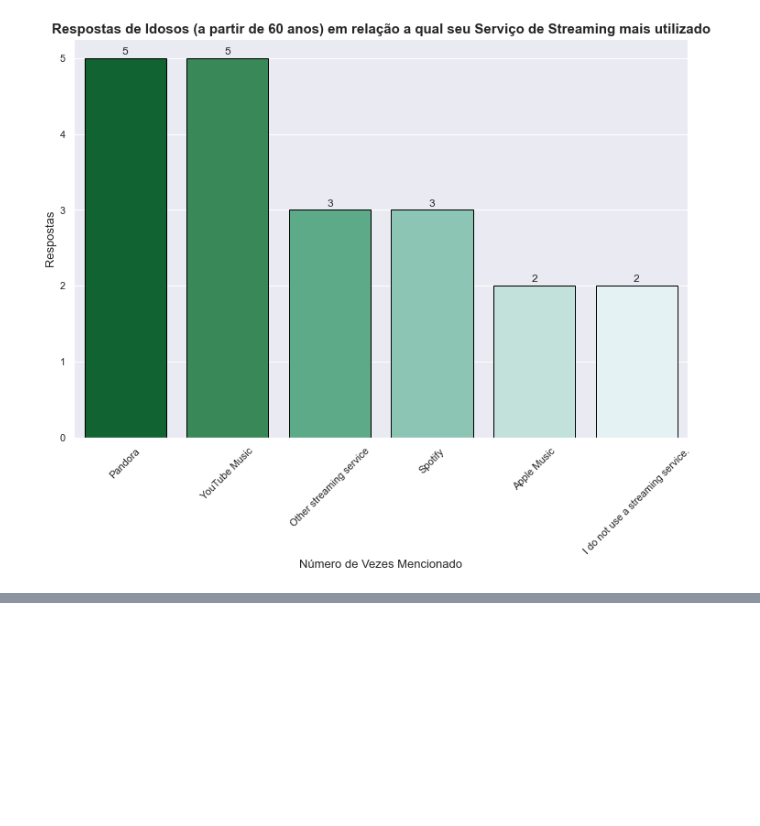
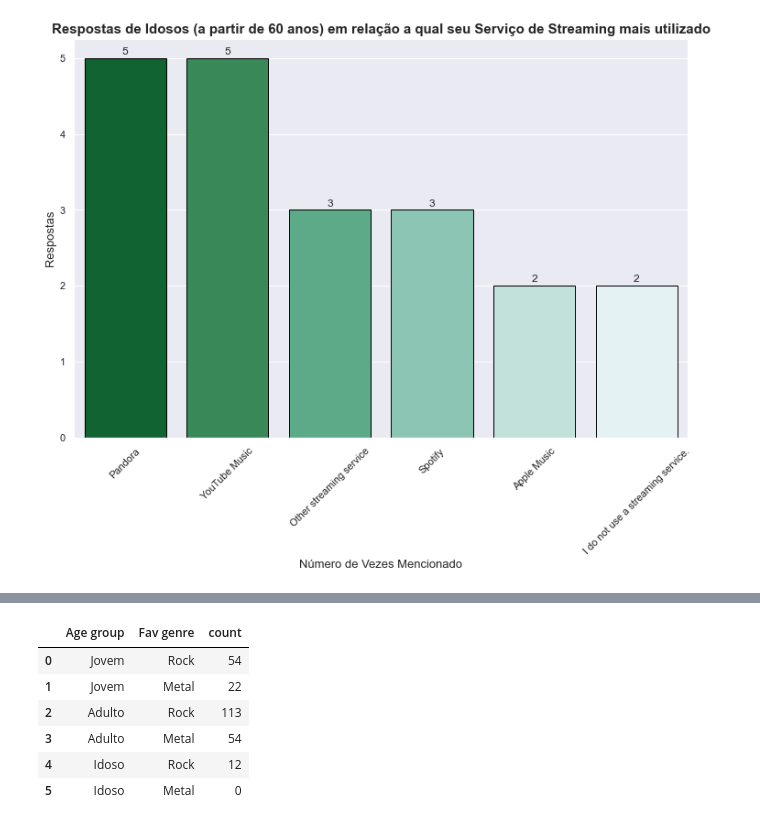
Before and after one commit to JoSEPHDev2022/Mental_Health_X_Music, a Jupyter notebook: analise_exp.ipynb, the cells around one changed output, grey strips where cells are left out. Saved outputs shown, nothing was run; the diff lists cells and outputs as text; code cells hidden in the pictures; blank space fills up the shorter version.

```diff
--- a/analise_exp.ipynb
+++ b/analise_exp.ipynb
@@ -791,0 +822,14 @@ plt.show()
+# %%
+# Agrupando dataset:
+genre_ages = rock_metal_data.groupby('Age group', as_index=False)[
+                                    ['Fav genre']].value_counts()
+
+genre_ages
+# %% [output]
+|  | Age group | Fav genre | count |
+| 0 | Jovem | Rock | 54 |
+| 1 | Jovem | Metal | 22 |
+| 2 | Adulto | Rock | 113 |
+| 3 | Adulto | Metal | 54 |
+| 4 | Idoso | Rock | 12 |
+| 5 | Idoso | Metal | 0 |
```
Also changed, not shown: parts of 10 cells of this notebook.
